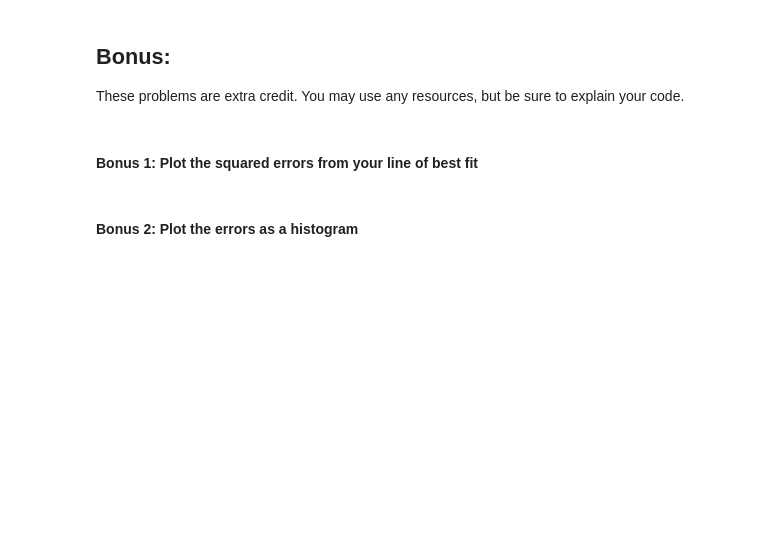
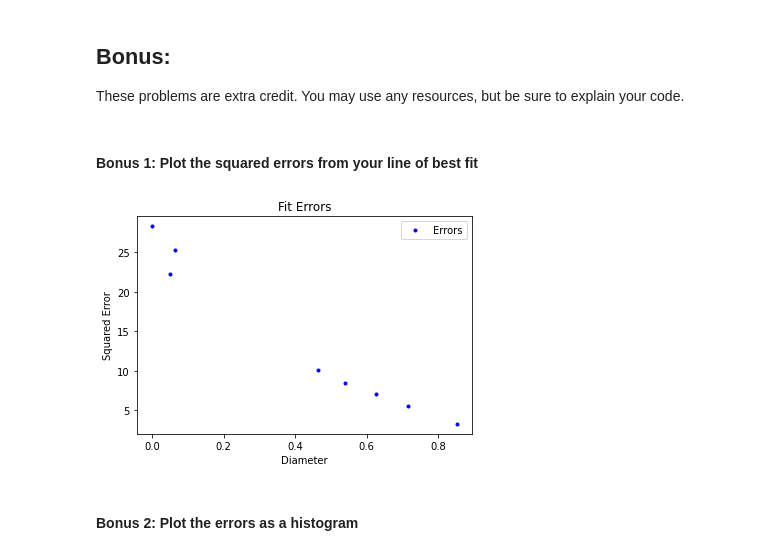
Before and after one commit to AlexisCohen/Data-Sci, a Jupyter notebook: Alexis_Cohen_Stats_Midterm.ipynb, the cells around one changed output. Saved outputs shown, nothing was run; the diff lists cells and outputs as text; code cells hidden in the pictures; blank space fills up the shorter version.

```diff
--- a/Alexis_Cohen_Stats_Midterm.ipynb
+++ b/Alexis_Cohen_Stats_Midterm.ipynb
@@ -159,14 +182,16 @@ These problems are extra credit. You may use any resources, but be sure to expla
 # %%
 plt.title("Fit Errors")
 
 plt.xlabel("Diameter")
 plt.ylabel("Squared Error")
 
-squared_error = ...
+squared_error = (y_estimate - Y)**2
 
-plt.plot(..., 'b.', label = "Errors")
+plt.plot(squared_error, y_estimate, 'b.', label = "Errors")
 
 plt.legend();
+# %% [output]
+[figure, added]
 # %% [markdown]
 #### Bonus 2: Plot the errors as a histogram
 # %%
```
Also changed, not shown: parts of 14 cells of this notebook.
